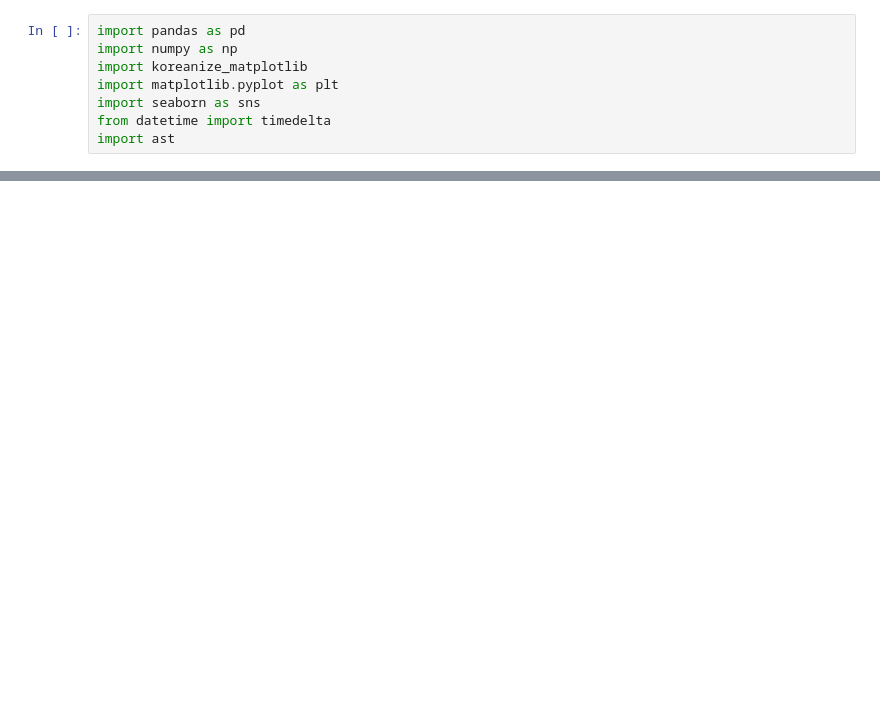
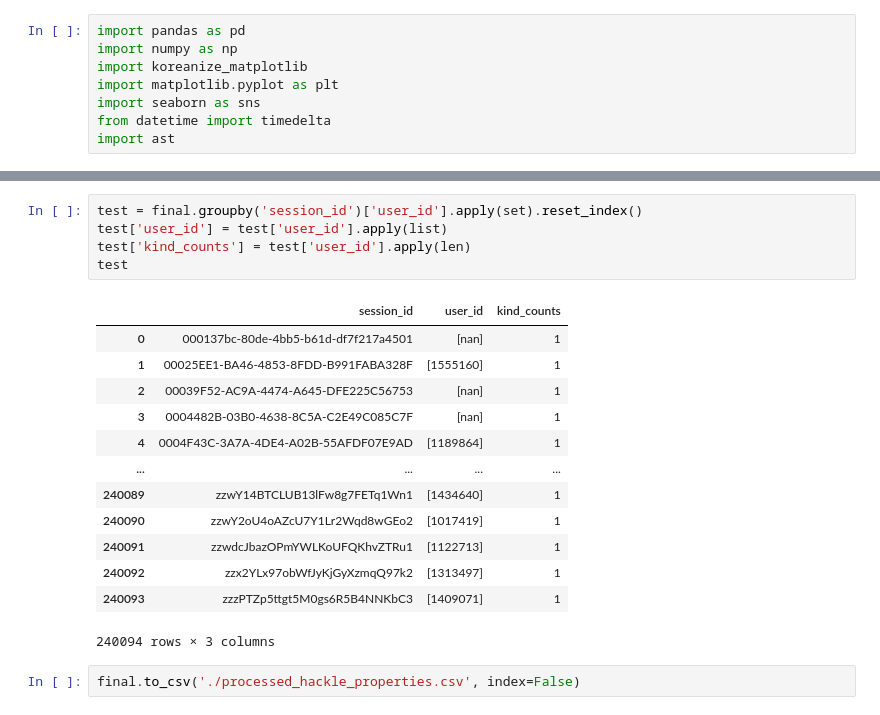
Before and after one commit to EtheriumArchive/Codeit_project, a Jupyter notebook: eda_eunsu_v4.ipynb, the cells around one changed output, grey strips where cells are left out. Cells and saved outputs as stored; diff of their text form; blank space fills up the shorter version.

```diff
--- a/eda_eunsu_v4.ipynb
+++ b/eda_eunsu_v4.ipynb
@@ -34,0 +214,21 @@ polls_usercandidate = pd.read_csv('./dumps/votes_csv/polls_usercandidate.csv')
+# %%
+test = final.groupby('session_id')['user_id'].apply(set).reset_index()
+test['user_id'] = test['user_id'].apply(list)
+test['kind_counts'] = test['user_id'].apply(len)
+test
+# %% [output]
+|  | session_id | user_id | kind_counts |
+| 0 | 000137bc-80de-4bb5-b61d-df7f217a4501 | [nan] | 1 |
+| 1 | 00025EE1-BA46-4853-8FDD-B991FABA328F | [1555160] | 1 |
+| 2 | 00039F52-AC9A-4474-A645-DFE225C56753 | [nan] | 1 |
+| 3 | 0004482B-03B0-4638-8C5A-C2E49C085C7F | [nan] | 1 |
+| 4 | 0004F43C-3A7A-4DE4-A02B-55AFDF07E9AD | [1189864] | 1 |
+| ... | ... | ... | ... |
+| 240089 | zzwY14BTCLUB13lFw8g7FETq1Wn1 | [1434640] | 1 |
+| 240090 | zzwY2oU4oAZcU7Y1Lr2Wqd8wGEo2 | [1017419] | 1 |
+| 240091 | zzwdcJbazOPmYWLKoUFQKhvZTRu1 | [1122713] | 1 |
+| 240092 | zzx2YLx97obWfJyKjGyXzmqQ97k2 | [1313497] | 1 |
+| 240093 | zzzPTZp5ttgt5M0gs6R5B4NNKbC3 | [1409071] | 1 |
+240094 rows × 3 columns
+# %%
+final.to_csv('./processed_hackle_properties.csv', index=False)
```
Also changed, not shown: parts of 21 cells of this notebook.
